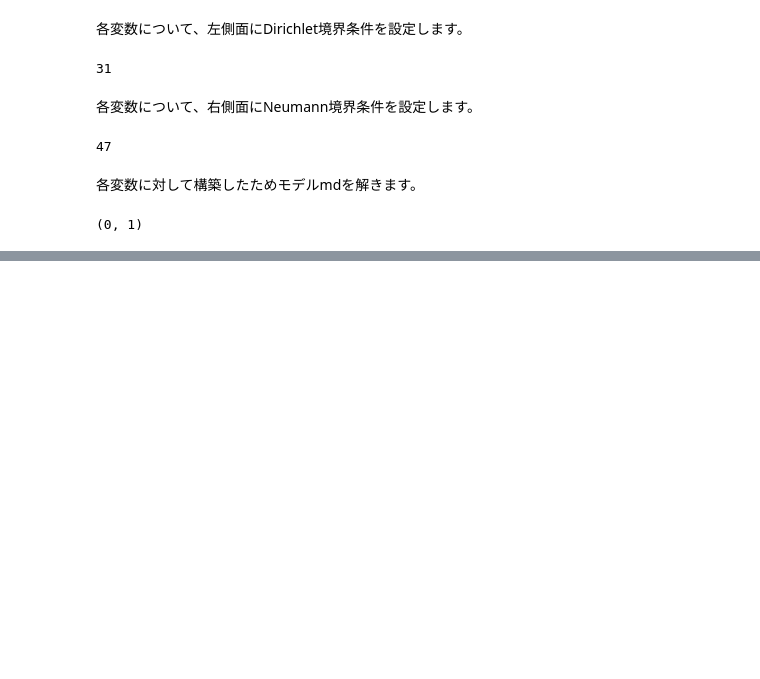
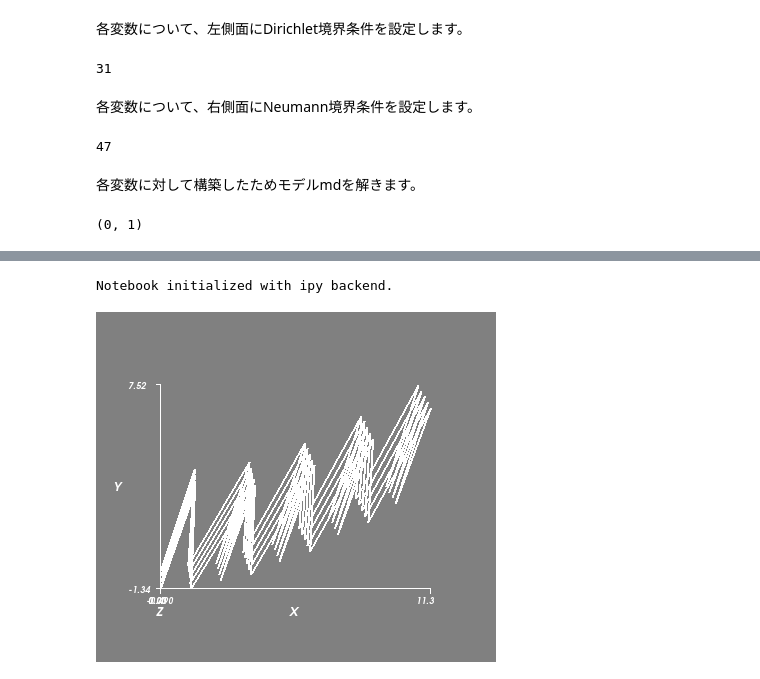
Before and after one commit to tkoyama010/getfem-binder, a Jupyter notebook: index.ipynb, the cells around one changed output, grey strips where cells are left out. Saved outputs shown, nothing was run; the diff lists cells and outputs as text; code cells hidden in the pictures; blank space fills up the shorter version.

```diff
--- a/index.ipynb
+++ b/index.ipynb
@@ -369,0 +397,5 @@ mfu44.export_to_vtk('u44.vtk', mfu44, u44, 'u44')
+# %%
+plot_vtk2('u13.vtk', 'u13.png')
+# %% [output]
+Notebook initialized with ipy backend.
+[figure, added]
```
Also changed, not shown: parts of 18 cells of this notebook.
